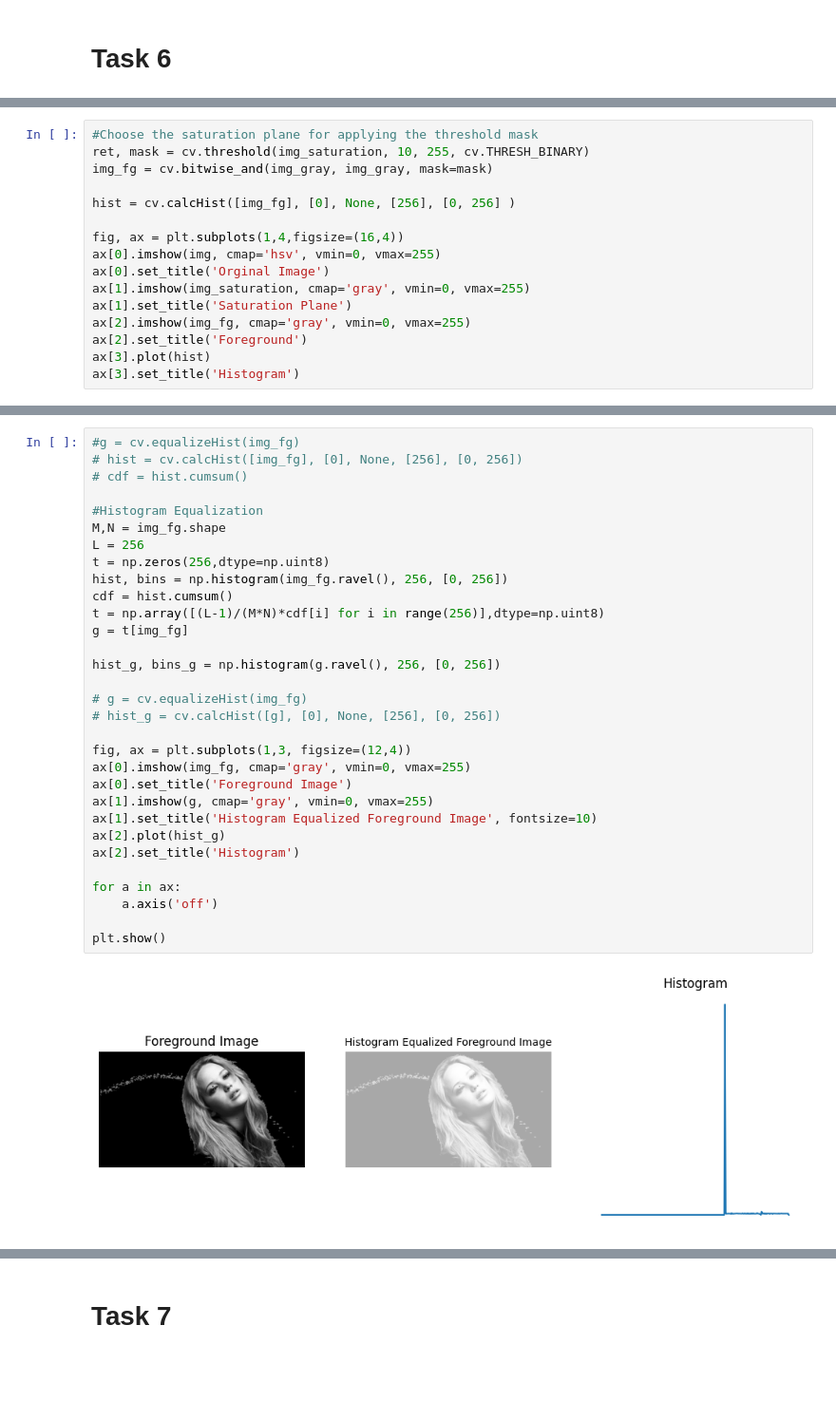
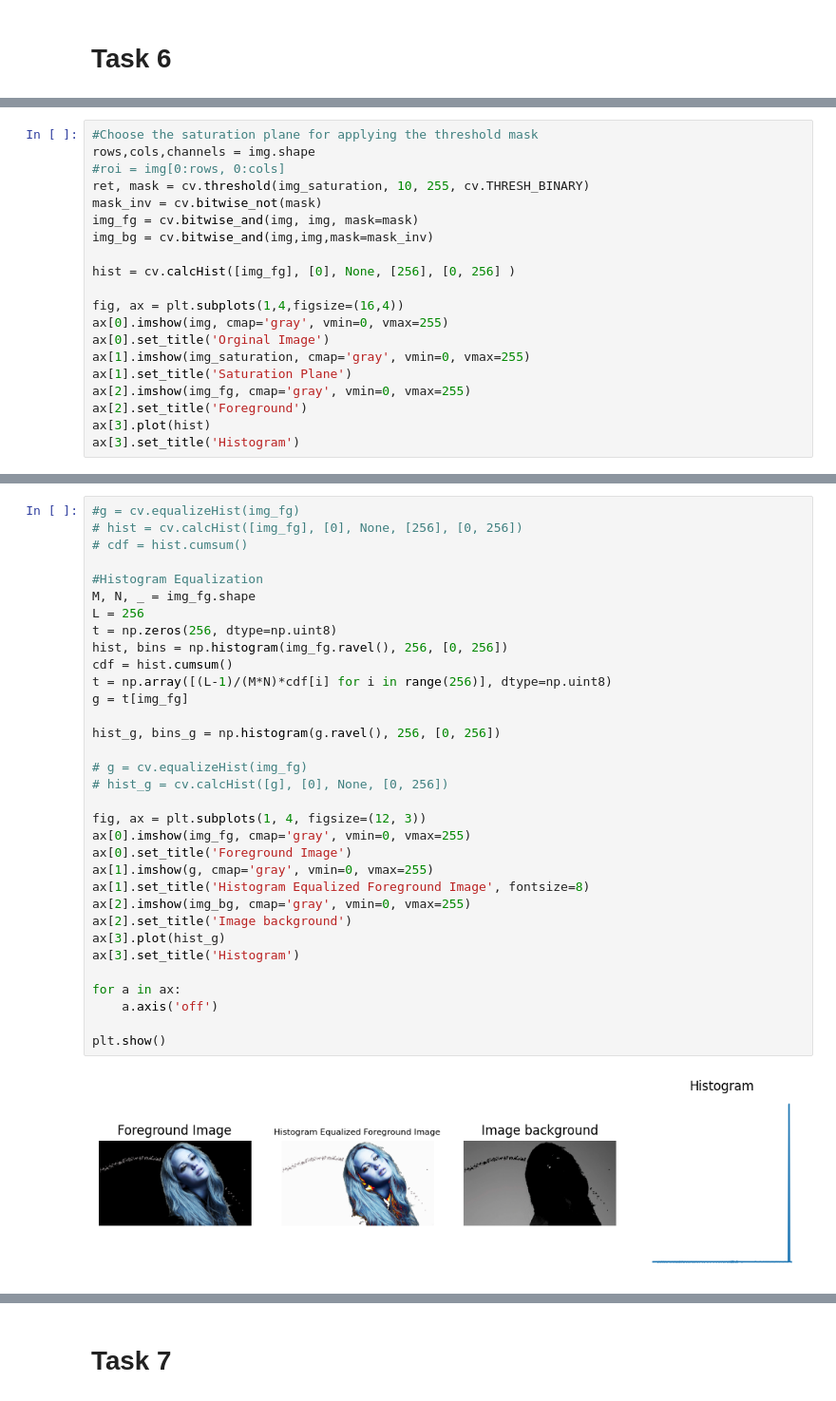
Before and after one commit to AnushkaSamaranayake/-Intensity-Transformations-and-Neighbourhood-Filtering, a Jupyter notebook: test.ipynb, the cells around one changed output, grey strips where cells are left out. Shown at 95% size. Saved outputs shown, nothing was run; the diff lists cells and outputs as text; blank space fills up the shorter version.

```diff
--- a/test.ipynb
+++ b/test.ipynb
@@ -403,12 +403,16 @@ plt.show()
 # %%
 #Choose the saturation plane for applying the threshold mask
+rows,cols,channels = img.shape
+#roi = img[0:rows, 0:cols]
 ret, mask = cv.threshold(img_saturation, 10, 255, cv.THRESH_BINARY)
-img_fg = cv.bitwise_and(img_gray, img_gray, mask=mask)
+mask_inv = cv.bitwise_not(mask)
+img_fg = cv.bitwise_and(img, img, mask=mask)
+img_bg = cv.bitwise_and(img,img,mask=mask_inv)
 
 hist = cv.calcHist([img_fg], [0], None, [256], [0, 256] )
 
 fig, ax = plt.subplots(1,4,figsize=(16,4))
-ax[0].imshow(img, cmap='hsv', vmin=0, vmax=255)
+ax[0].imshow(img, cmap='gray', vmin=0, vmax=255)
 ax[0].set_title('Orginal Image')
 ax[1].imshow(img_saturation, cmap='gray', vmin=0, vmax=255)
 ax[1].set_title('Saturation Plane')
@@ -422,33 +426,35 @@ Text(0.5, 1.0, 'Histogram')
 # %%
 #g = cv.equalizeHist(img_fg)
 # hist = cv.calcHist([img_fg], [0], None, [256], [0, 256])
 # cdf = hist.cumsum()
 
 #Histogram Equalization
-M,N = img_fg.shape
+M, N, _ = img_fg.shape
 L = 256
-t = np.zeros(256,dtype=np.uint8)
+t = np.zeros(256, dtype=np.uint8)
 hist, bins = np.histogram(img_fg.ravel(), 256, [0, 256])
 cdf = hist.cumsum()
-t = np.array([(L-1)/(M*N)*cdf[i] for i in range(256)],dtype=np.uint8)
+t = np.array([(L-1)/(M*N)*cdf[i] for i in range(256)], dtype=np.uint8)
 g = t[img_fg]
 
 hist_g, bins_g = np.histogram(g.ravel(), 256, [0, 256])
 
 # g = cv.equalizeHist(img_fg)
-# hist_g = cv.calcHist([g], [0], None, [256], [0, 256])
+# hist_g = cv.calcHist([g], [0], None, [0, 256])
 
-fig, ax = plt.subplots(1,3, figsize=(12,4))
+fig, ax = plt.subplots(1, 4, figsize=(12, 3))
 ax[0].imshow(img_fg, cmap='gray', vmin=0, vmax=255)
 ax[0].set_title('Foreground Image')
 ax[1].imshow(g, cmap='gray', vmin=0, vmax=255)
-ax[1].set_title('Histogram Equalized Foreground Image', fontsize=10)
-ax[2].plot(hist_g)
-ax[2].set_title('Histogram')
+ax[1].set_title('Histogram Equalized Foreground Image', fontsize=8)
+ax[2].imshow(img_bg, cmap='gray', vmin=0, vmax=255)
+ax[2].set_title('Image background')
+ax[3].plot(hist_g)
+ax[3].set_title('Histogram')
 
 for a in ax:
     a.axis('off')
 
 plt.show()
 # %% [output]
-[figure, old version]
+[figure, new version]
```
Also changed, not shown: parts of 3 cells of this notebook.
